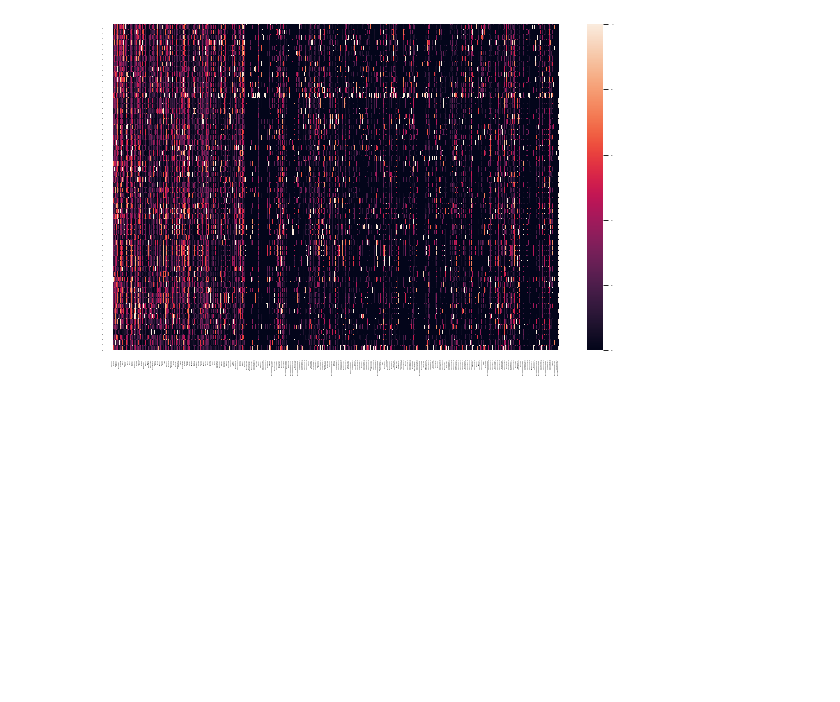
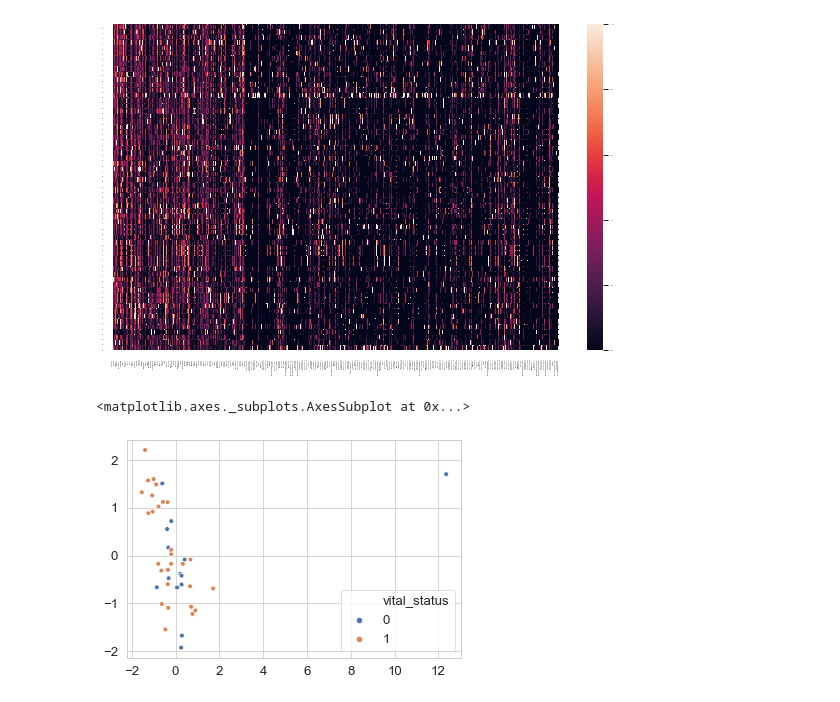
Before and after one commit to thedinak/Genetics-to-Therapuetics, a Jupyter notebook: data_predictions.ipynb, the cells around one changed output. Cells and saved outputs as stored; diff of their text form; code cells hidden in the pictures; blank space fills up the shorter version.

```diff
--- a/data_predictions.ipynb
+++ b/data_predictions.ipynb
@@ -1208,3 +1348,10 @@ sns.heatmap(gem_scaled)
 # %% [output]
 <matplotlib.axes._subplots.AxesSubplot at 0x...>
 [figure]
+# %%
+T = corr_pca_dfs[2]
+# %%
+sns.scatterplot(x =T[:,0], y = T[:, 1], hue = list_y[2] )
+# %% [output]
+<matplotlib.axes._subplots.AxesSubplot at 0x...>
+[figure, added]
```
Also changed, not shown: parts of 33 cells of this notebook.
